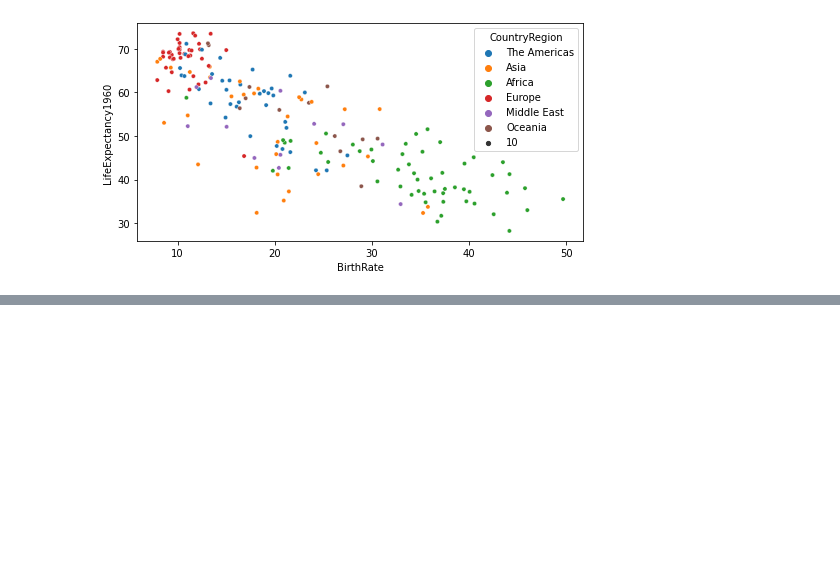
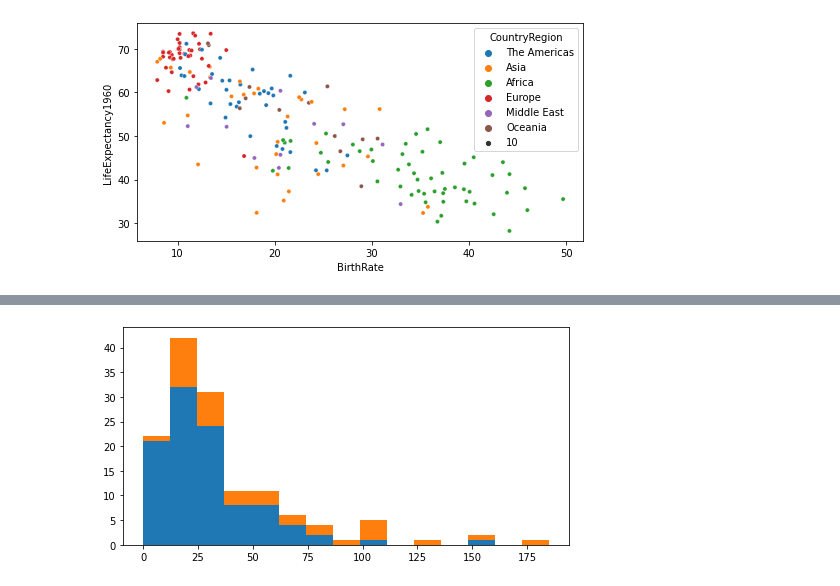
Before and after one commit to sancara/python-a-z, a Jupyter notebook: Exercises.ipynb, the cells around one changed output, grey strips where cells are left out. Saved outputs shown, nothing was run; the diff lists cells and outputs as text; code cells hidden in the pictures; blank space fills up the shorter version.

```diff
--- a/Exercises.ipynb
+++ b/Exercises.ipynb
@@ -524,0 +587,6 @@ sns.scatterplot(data=merged_data, x='BirthRate', y='LifeExpectancy1960', hue='Co
+# %%
+stacked = [movies_df.BudgetMillions[drama_filter], movies_df.BudgetMillions[thriller_filter]]
+plt.hist(stacked, bins=15, stacked=True)
+plt.show()
+# %% [output]
+[figure, added]
```
Also changed, not shown: parts of 20 cells of this notebook, 1 other file.
